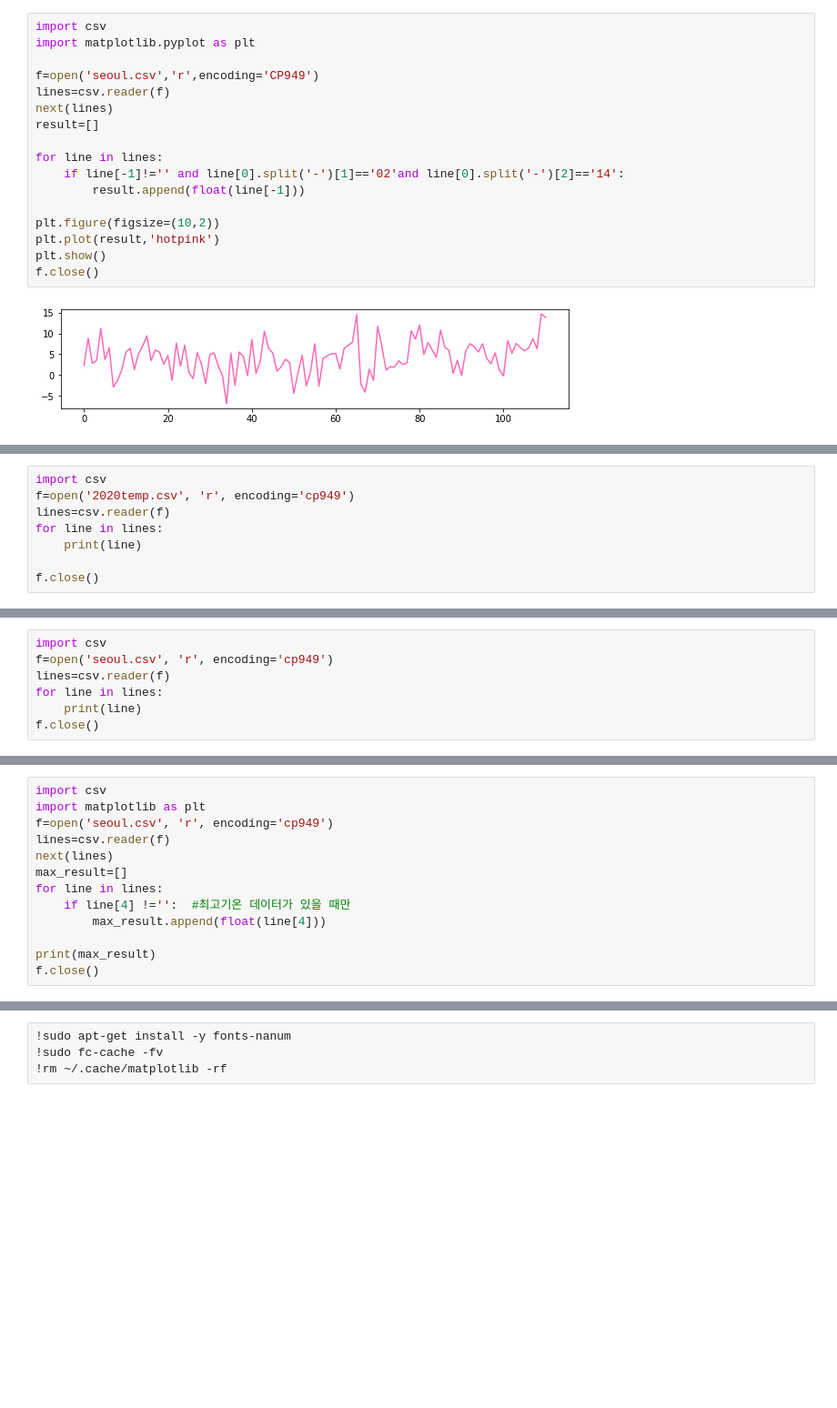
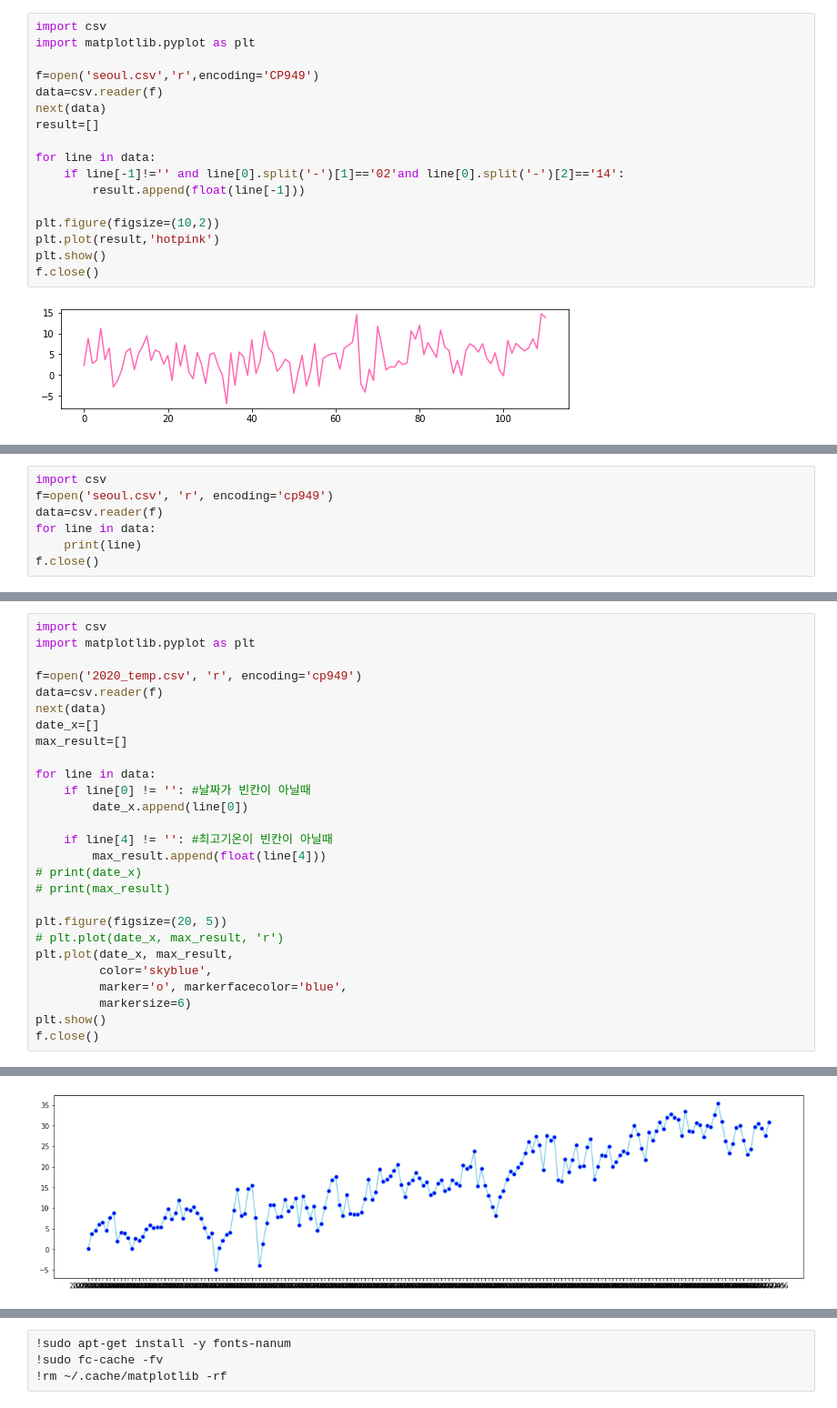
Before and after one commit to osh9149/2025_DataScience, a Jupyter notebook: 기온데이터분석.ipynb, the cells around one changed output, grey strips where cells are left out. Shown at 91% size. Cells and saved outputs as stored; diff of their text form; blank space fills up the shorter version.

```diff
--- a/기온데이터분석.ipynb
+++ b/기온데이터분석.ipynb
@@ -74,11 +100,11 @@ import csv
 import matplotlib.pyplot as plt
 
 f=open('seoul.csv','r',encoding='CP949')
-lines=csv.reader(f)
-next(lines)
+data=csv.reader(f)
+next(data)
 result=[]
 
-for line in lines:
+for line in data:
     if line[-1]!='' and line[0].split('-')[1]=='02'and line[0].split('-')[2]=='14':
         result.append(float(line[-1]))
 
@@ -179,9 +215,8 @@ f.close()
 # %%
 import csv
-f=open('2020temp.csv', 'r', encoding='cp949')
-lines=csv.reader(f)
-for line in lines:
+f=open('seoul.csv', 'r', encoding='cp949')
+data=csv.reader(f)
+for line in data:
     print(line)
-
 f.close()
 # %% [output]
@@ -214,7 +254,0 @@ f.close()
-# %%
-import csv
-f=open('seoul.csv', 'r', encoding='cp949')
-lines=csv.reader(f)
-for line in lines:
-    print(line)
-f.close()
@@ -239,14 +255,28 @@ f.close()
 # %%
 import csv
-import matplotlib as plt
-f=open('seoul.csv', 'r', encoding='cp949')
-lines=csv.reader(f)
-next(lines)
+import matplotlib.pyplot as plt
+
+f=open('2020_temp.csv', 'r', encoding='cp949')
+data=csv.reader(f)
+next(data)
+date_x=[]
 max_result=[]
-for line in lines:
-    if line[4] !='':  #최고기온 데이터가 있을 때만
+
+for line in data:
+    if line[0] != '': #날짜가 빈칸이 아닐때
+        date_x.append(line[0])
+
+    if line[4] != '': #최고기온이 빈칸이 아닐때
         max_result.append(float(line[4]))
+# print(date_x)
+# print(max_result)
 
-print(max_result)
+plt.figure(figsize=(20, 5))
+# plt.plot(date_x, max_result, 'r')
+plt.plot(date_x, max_result,
+         color='skyblue',
+         marker='o', markerfacecolor='blue',
+         markersize=6)
+plt.show()
 f.close()
 # %% [output]
@@ -253,0 +285 @@ f.close()
+[figure, added]
```
Also changed, not shown: parts of 18 cells of this notebook.
